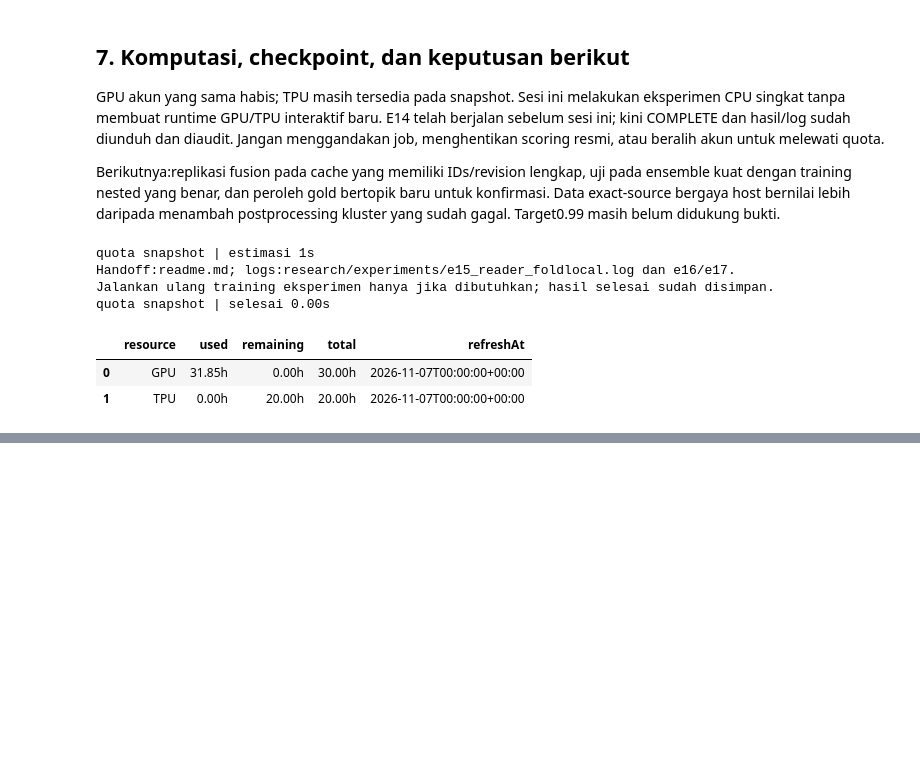
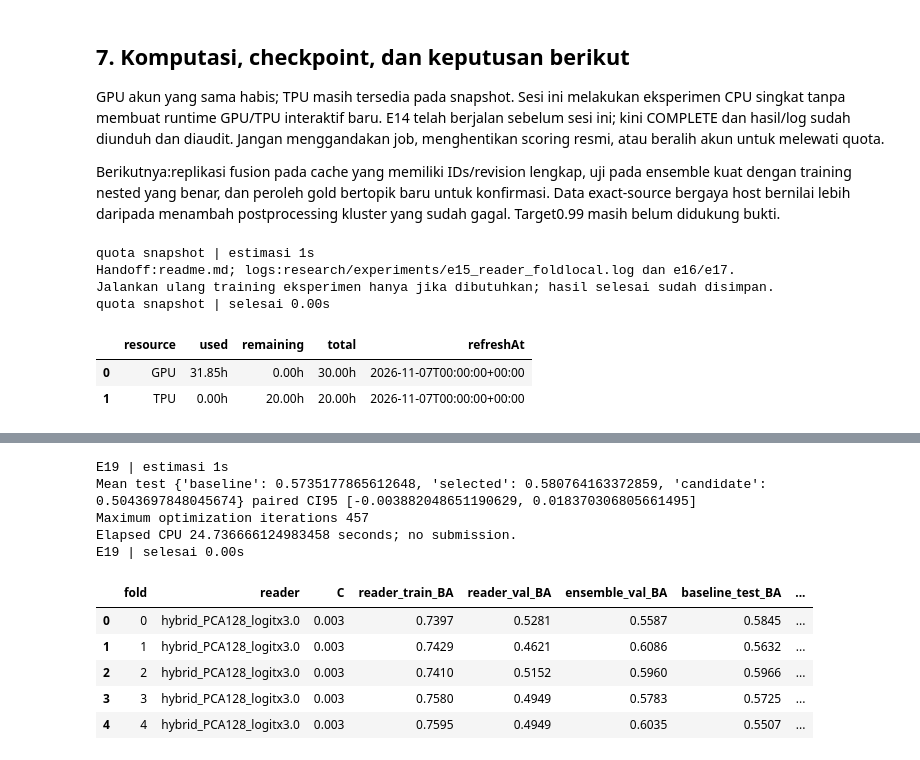
Before and after one commit to yauwes/name-that-llm-sota-pipeline, a Jupyter notebook: ntl_session_20261103.ipynb, the cells around one changed output, grey strips where cells are left out. Drawn from its saved outputs; the diff is of its cells as text; code cells hidden in the pictures; blank space fills up the shorter version.

```diff
--- a/ntl_session_20261103.ipynb
+++ b/ntl_session_20261103.ipynb
@@ -298,0 +306,24 @@ quota snapshot | selesai 0.00s
+# %%
+with step('E19', 1):
+    directory=ROOT/'research/experiments/e19_reader_strong_fusion'
+    e19=json.loads((directory/'results.json').read_text())
+    records=[json.loads((directory/f'fold{f}.json').read_text()) for f in range(5)]
+    display(pd.DataFrame([dict(fold=r['fold'],reader=r['chosen']['name'],C=r['chosen']['C'],
+        reader_train_BA=r['chosen']['train_ba'],reader_val_BA=r['chosen']['val_ba'],
+        ensemble_val_BA=r['selected_val_ba'],baseline_test_BA=r['baseline_test_ba'],
+        fusion_test_BA=r['selected_test_ba'],alpha=r['alpha']) for r in records]).round(4))
+    print('Mean test',e19['mean_test'],'paired CI95',e19['paired_prompt_ci95'])
+    print('Maximum optimization iterations',max(c['iterations'] for r in records for c in r['candidates']))
+    print('Elapsed CPU',e19['elapsed_s'],'seconds; no submission.')
+# %% [output]
+E19 | estimasi 1s
+Mean test {'baseline': 0.5735177865612648, 'selected': 0.580764163372859, 'candidate': 0.5043697848045674} paired CI95 [-0.003882048651190629, 0.018370306805661495]
+Maximum optimization iterations 457
+Elapsed CPU 24.736666124983458 seconds; no submission.
+E19 | selesai 0.00s
+|  | fold | reader | C | reader_train_BA | reader_val_BA | ensemble_val_BA | baseline_test_BA | ... |
+| 0 | 0 | hybrid_PCA128_logitx3.0 | 0.003 | 0.7397 | 0.5281 | 0.5587 | 0.5845 | ... |
+| 1 | 1 | hybrid_PCA128_logitx3.0 | 0.003 | 0.7429 | 0.4621 | 0.6086 | 0.5632 | ... |
+| 2 | 2 | hybrid_PCA128_logitx3.0 | 0.003 | 0.7410 | 0.5152 | 0.5960 | 0.5966 | ... |
+| 3 | 3 | hybrid_PCA128_logitx3.0 | 0.003 | 0.7580 | 0.4949 | 0.5783 | 0.5725 | ... |
+| 4 | 4 | hybrid_PCA128_logitx3.0 | 0.003 | 0.7595 | 0.4949 | 0.6035 | 0.5507 | ... |
```
Also changed, not shown: parts of 9 cells of this notebook, 4 other files.
